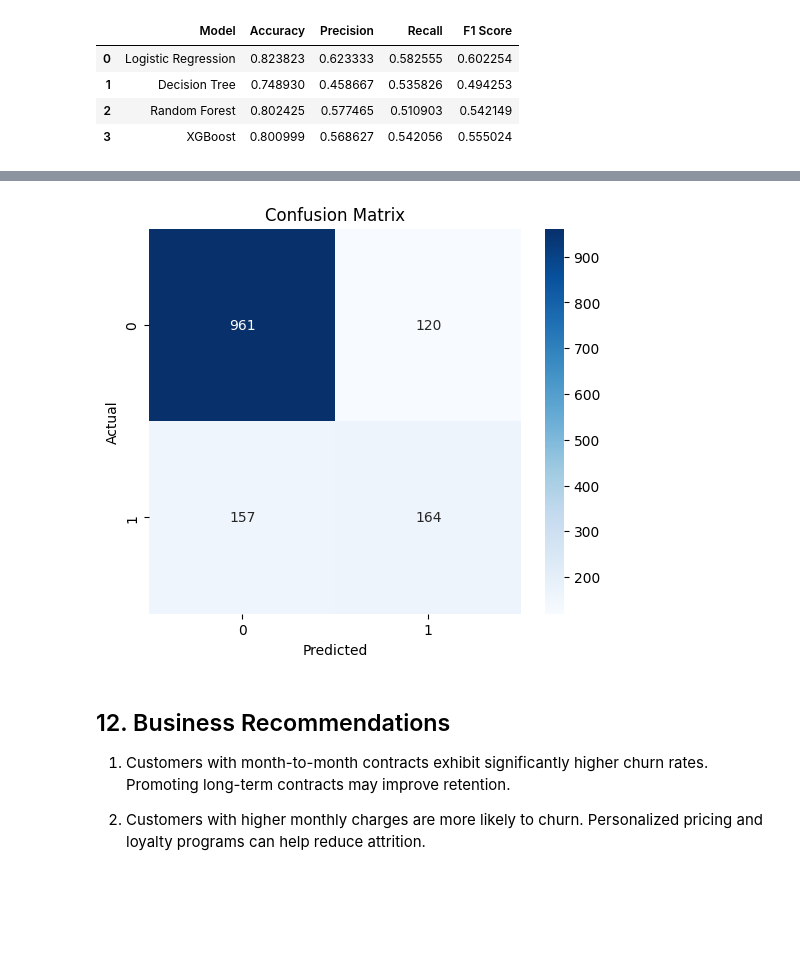
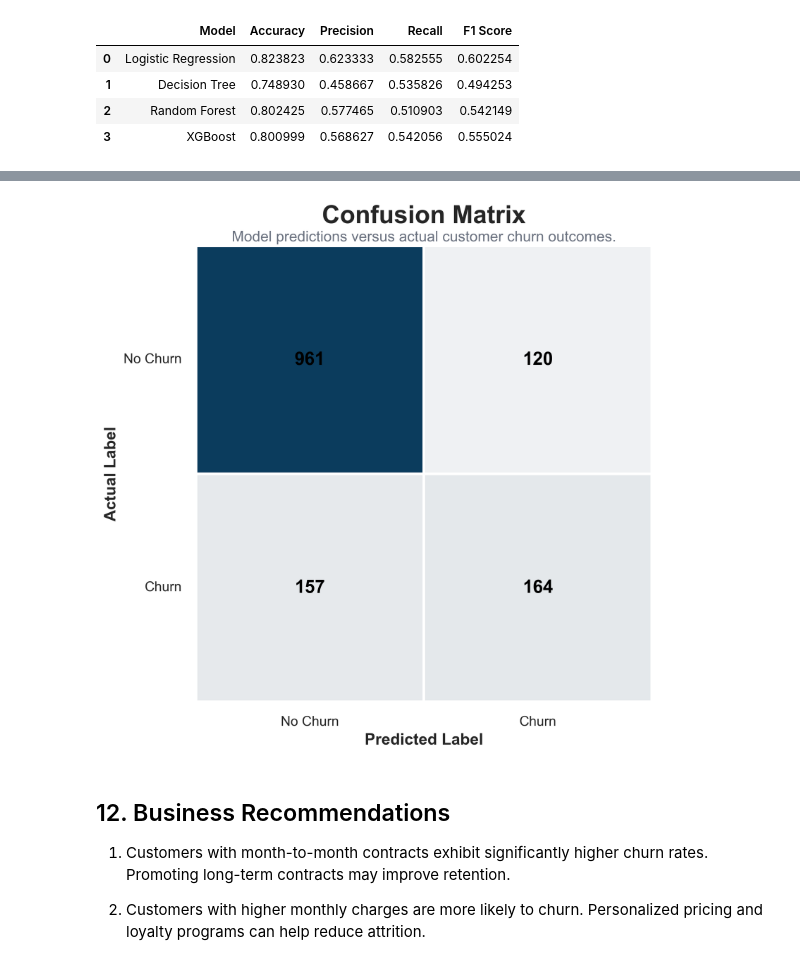
Before and after one commit to jagadeesh-labs/Meritshot-Internship, a Jupyter notebook: TASK-2/customer_churn_prediction.ipynb, the cells around one changed output, grey strips where cells are left out. Drawn from its saved outputs; the diff is of its cells as text; code cells hidden in the pictures; blank space fills up the shorter version.

```diff
--- a/TASK-2/customer_churn_prediction.ipynb
+++ b/TASK-2/customer_churn_prediction.ipynb
@@ -598,28 +1015,99 @@ model_results
 # Generate confusion matrix
 cm = confusion_matrix(y_test, rf_pred)
 # %%
-# Visualize confusion matrix
-plt.figure(figsize=(6,5))
+# Create figure
+plt.figure(
+    figsize=(8, 7),
+    facecolor="white"
+)
 
-sns.heatmap(
+# Premium colormap
+cmap = sns.light_palette(
+    "#0B3C5D",
+    as_cmap=True
+)
+
+# Draw heatmap
+ax = sns.heatmap(
     cm,
     annot=True,
-    fmt='d',
-    cmap='Blues'
+    fmt="d",
+    cmap=cmap,
+    linewidths=2,
+    linecolor="white",
+    square=True,
+    cbar=False,
+
+    annot_kws={
+        "fontsize":16,
+        "fontweight":"bold",
+        "color":"black"
+    }
 )
 
-plt.title("Confusion Matrix")
-plt.xlabel("Predicted")
-plt.ylabel("Actual")
+# Title
+plt.title(
+    "Confusion Matrix",
+    fontsize=22,
+    fontweight="bold",
+    pad=20
+)
 
+# Subtitle
+plt.text(
+    0.5,
+    1.01,
+    "Model predictions versus actual customer churn outcomes.",
+    transform=ax.transAxes,
+    ha="center",
+    fontsize=13,
+    color="#6B7280"
+)
+
+# Axis labels
+plt.xlabel(
+    "Predicted Label",
+    fontsize=14,
+    fontweight="bold"
+)
+
+plt.ylabel(
+    "Actual Label",
+    fontsize=14,
+    fontweight="bold"
+)
+
+# Tick labels
+plt.xticks(
+    ticks=[0.5, 1.5],
+    labels=["No Churn", "Churn"],
+    fontsize=12
+)
+
+plt.yticks(
+    ticks=[0.5, 1.5],
+    labels=["No Churn", "Churn"],
+    fontsize=12,
+    rotation=0
+)
+
+# Remove outer border
+sns.despine(left=True, bottom=True)
+
+# Improve spacing
+plt.tight_layout()
+
+# Save ultra-high-quality image
 plt.savefig(
     "images/confusion_matrix.png",
-    bbox_inches="tight"
+    dpi=600,
+    bbox_inches="tight",
+    facecolor="white"
 )
 
 plt.show()
 # %% [output]
-[figure, old version]
+[figure, new version]
 # %% [markdown]
 ## 12. Business Recommendations
  1. Customers with month-to-month contracts exhibit significantly higher churn rates. Promoting long-term contracts may improve retention.
```
Also changed, not shown: parts of 8 cells of this notebook, 10 other files.
